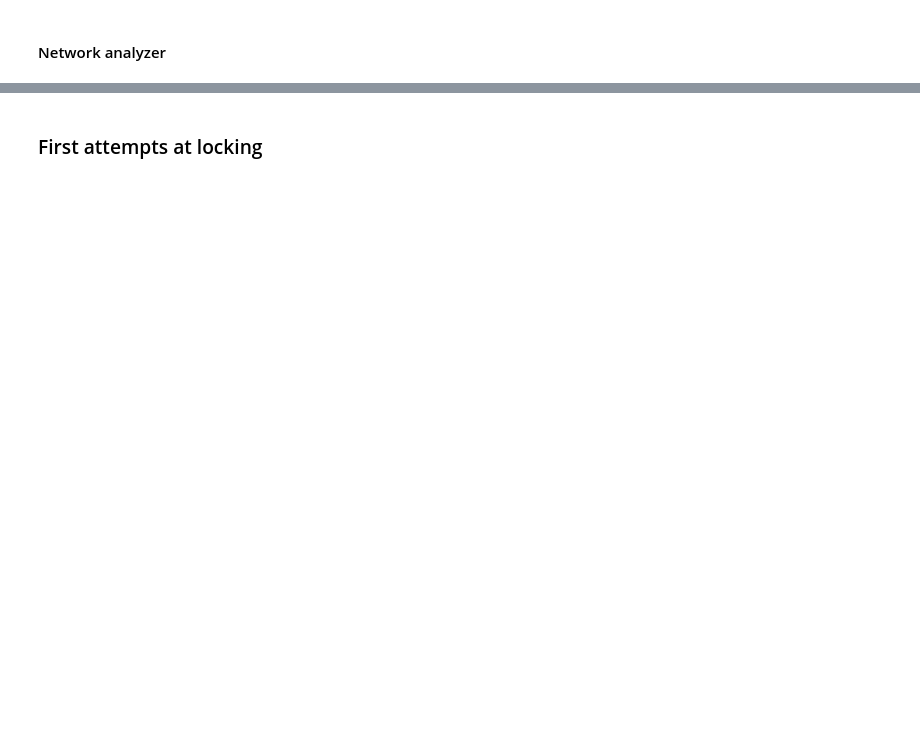
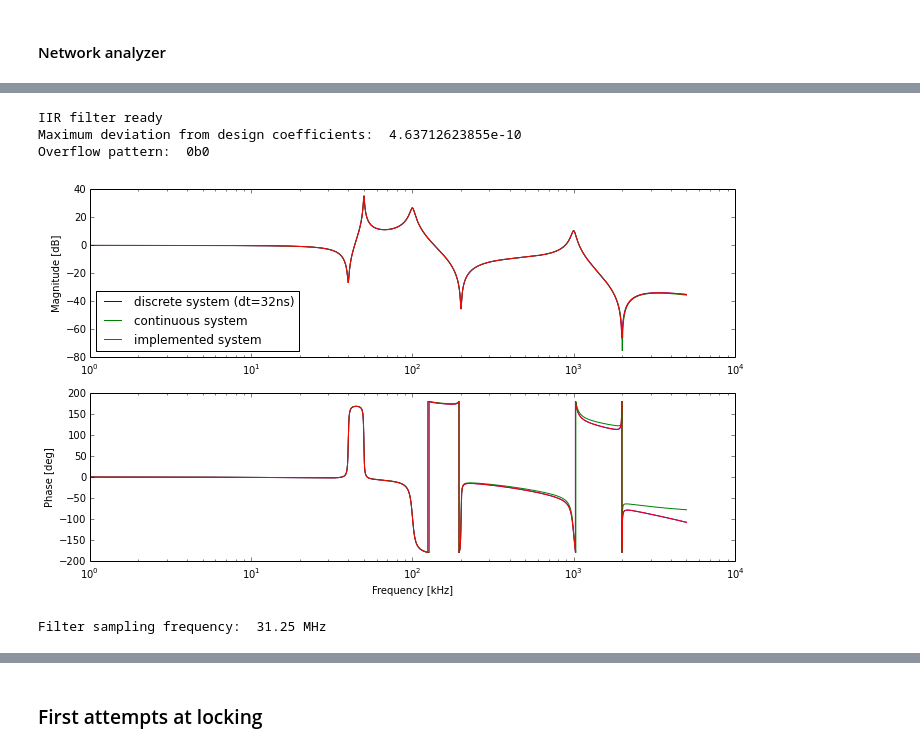
Before and after one commit to lneuhaus/pyrpl, a Jupyter notebook: doc/tutorial.ipynb, the cells around one changed output, grey strips where cells are left out. Drawn from its saved outputs; the diff is of its cells as text; code cells hidden in the pictures; blank space fills up the shorter version.

```diff
--- a/doc/tutorial.ipynb
+++ b/doc/tutorial.ipynb
@@ -554,0 +630,10 @@ na.output_signal
+# %%
+#reload to make sure settings are default ones
+from pyrpl import RedPitaya
+r = RedPitaya(hostname="192.168.1.100")
+
+#shortcut
+iir = r.iir
+
+#print docstring of the setup function
+print iir.setup.__doc__
@@ -554,0 +658,16 @@ na.output_signal
+# %%
+#prepare plot parameters
+%matplotlib inline
+pylab.rcParams['figure.figsize'] = (10, 6)
+
+#setup a complicated transfer function
+zeros = [ -4e4j-300, +4e4j-300,-2e5j-1000, +2e5j-1000, -2e6j-3000, +2e6j-3000]
+poles = [ -1e6, -5e4j-300, +5e4j-300, -1e5j-3000, +1e5j-3000, -1e6j-30000, +1e6j-30000]
+designdata = iir.setup(zeros,poles,loops=None,plot=True);
+print "Filter sampling frequency: ", 125./iir.loops,"MHz"
+# %% [output]
+IIR filter ready
+Maximum deviation from design coefficients:  4.63712623855e-10
+Overflow pattern:  0b0
+[figure, added]
+Filter sampling frequency:  31.25 MHz
```
Also changed, not shown: parts of 58 cells of this notebook, 5 other files.
